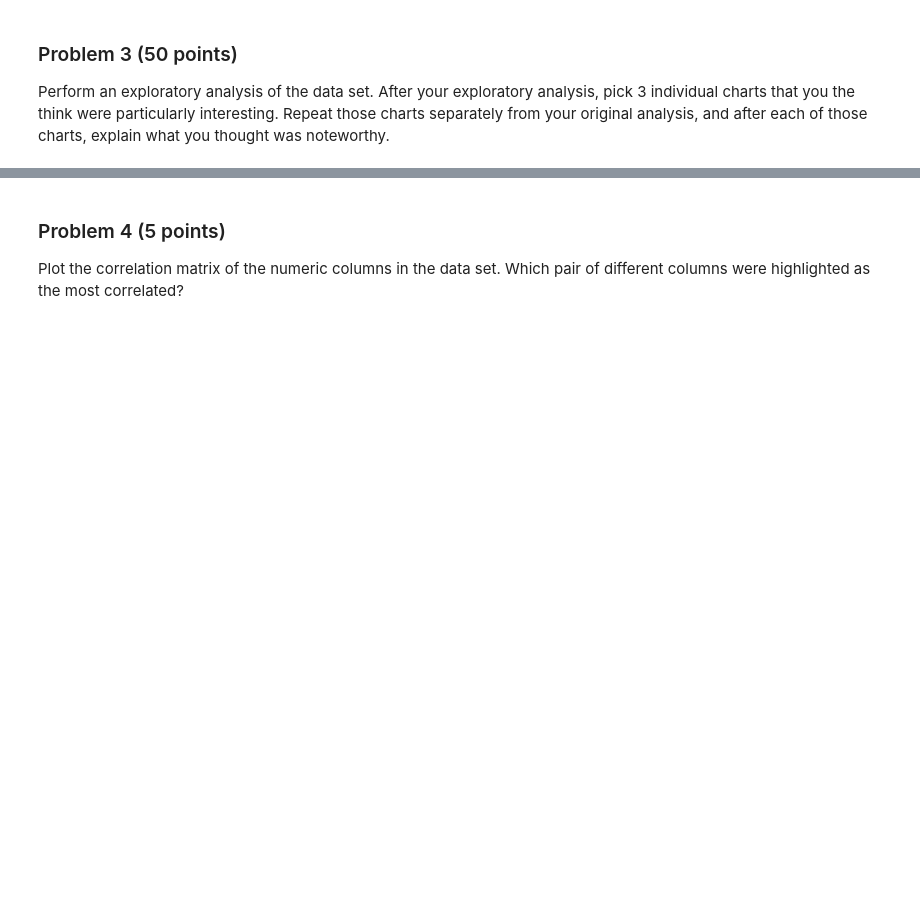
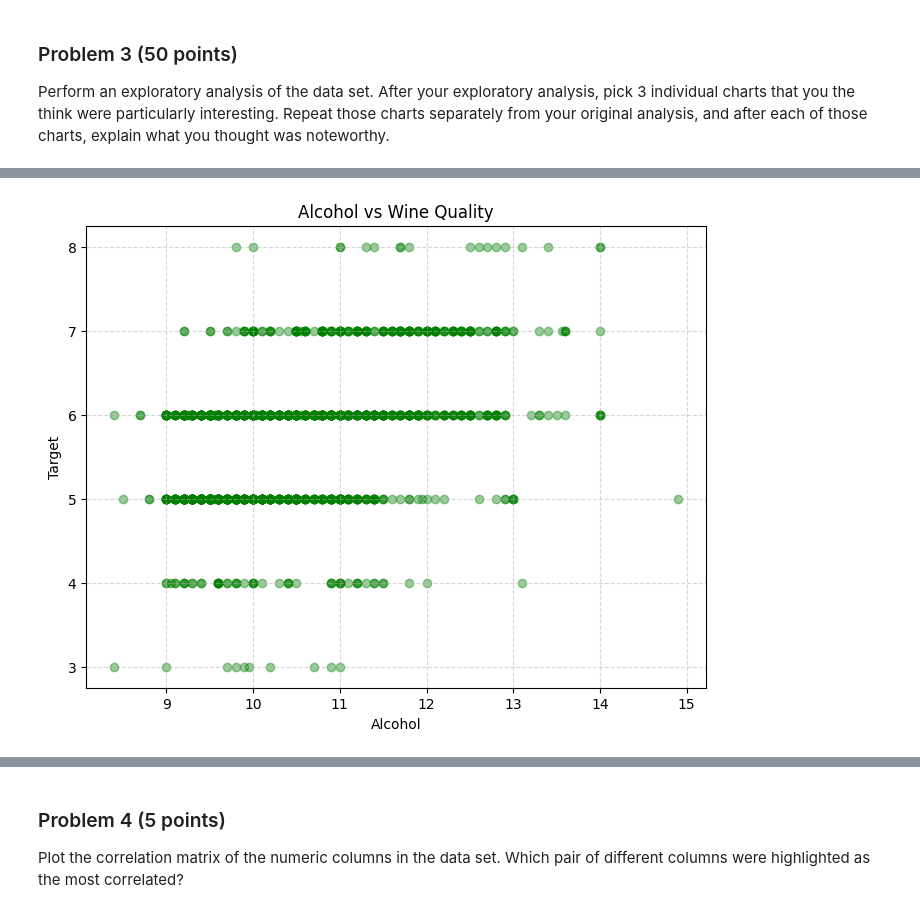
Before and after one commit to gwenythmeder/dx602-final-project, a Jupyter notebook: project.ipynb, the cells around one changed output, grey strips where cells are left out. Cells and saved outputs as stored; diff of their text form; code cells hidden in the pictures; blank space fills up the shorter version.

```diff
--- a/project.ipynb
+++ b/project.ipynb
@@ -148,0 +278,10 @@ YOUR ANSWERS HERE
+# %%
+plt.figure(figsize=(8, 6))
+plt.scatter(df['alcohol'], df['target'], alpha=0.4, color='green')
+plt.xlabel("Alcohol")
+plt.ylabel("Target")
+plt.title("Alcohol vs Wine Quality")
+plt.grid(True, linestyle='--', alpha=0.5)
+plt.show()
+# %% [output]
+[figure, added]
```
Also changed, not shown: parts of 36 cells of this notebook.
